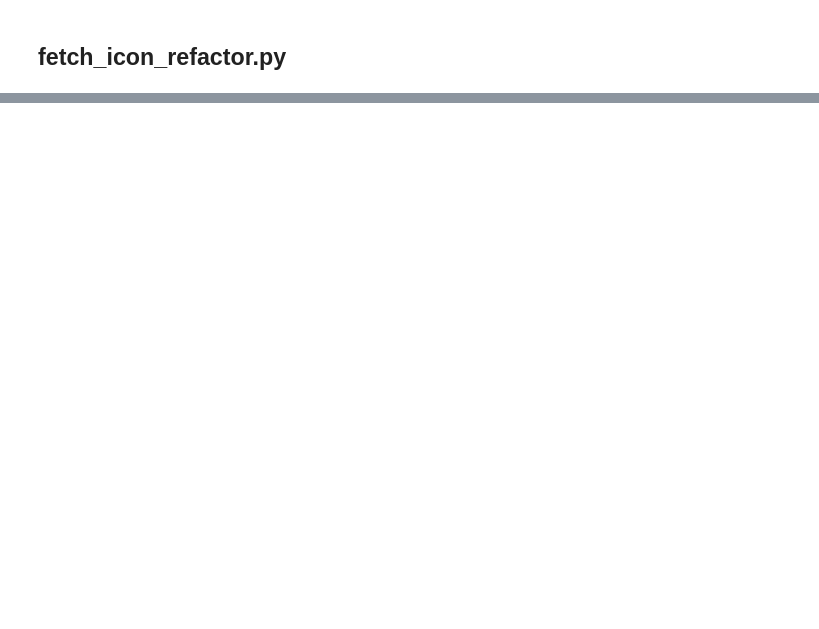
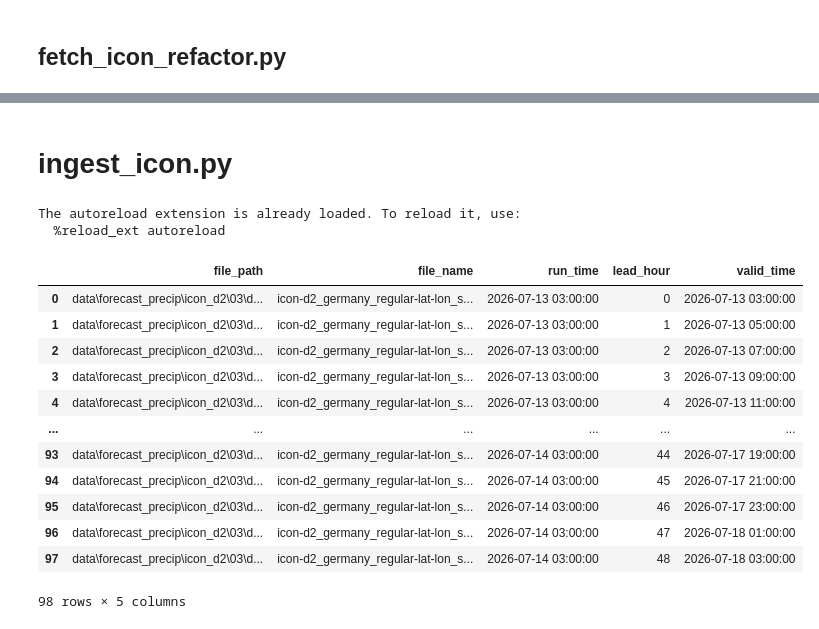
Before and after one commit to danielsehr/pred-Q-ueich, a Jupyter notebook: notebooks/refactor_icon.ipynb, the cells around one changed output, grey strips where cells are left out. Drawn from its saved outputs; the diff is of its cells as text; code cells hidden in the pictures; blank space fills up the shorter version.

```diff
--- a/notebooks/refactor_icon.ipynb
+++ b/notebooks/refactor_icon.ipynb
@@ -50,0 +44,27 @@ download_all_icon_file(icon_files=runs)
+# %% [markdown]
+# ingest_icon.py
+# %%
+%load_ext autoreload
+%autoreload 2
+
+import os
+os.chdir("C:/Users/Administrator/PythonProjects/discharge_queich/")
+
+from dataclasses import dataclass
+from pathlib import Path
+import pandas as pd
+import geopandas as gpd
+
+from discharge_queich.configs import settings
+from discharge_queich.jobs.icon.process_icon import build_precip_timeseries
+
+from sqlalchemy import select, func
+from sqlalchemy.orm import Session
+from discharge_queich.database.db import SessionLocal, engine
+from discharge_queich.database.models import IconPrecipForecastAllruns
+
+catchment_settings = settings.ingestion.catchment
+icon_settings = settings.ingestion.icon
+# %% [output]
+The autoreload extension is already loaded. To reload it, use:
+  %reload_ext autoreload
@@ -50,0 +154,22 @@ download_all_icon_file(icon_files=runs)
+# %%
+decompressed_dir = icon_settings.decompressed_dirs[1]
+
+df_meta = get_local_metadata(input_dir=decompressed_dir)
+latest_ts = get_latest_runtime()
+
+df_filter = filter_icon_files(df=df_meta, timestamp=latest_ts)
+df_filter
+# %% [output]
+|  | file_path | file_name | run_time | lead_hour | valid_time |
+| 0 | data\forecast_precip\icon_d2\03\d... | icon-d2_germany_regular-lat-lon_s... | 2026-07-13 03:00:00 | 0 | 2026-07-13 03:00:00 |
+| 1 | data\forecast_precip\icon_d2\03\d... | icon-d2_germany_regular-lat-lon_s... | 2026-07-13 03:00:00 | 1 | 2026-07-13 05:00:00 |
+| 2 | data\forecast_precip\icon_d2\03\d... | icon-d2_germany_regular-lat-lon_s... | 2026-07-13 03:00:00 | 2 | 2026-07-13 07:00:00 |
+| 3 | data\forecast_precip\icon_d2\03\d... | icon-d2_germany_regular-lat-lon_s... | 2026-07-13 03:00:00 | 3 | 2026-07-13 09:00:00 |
+| 4 | data\forecast_precip\icon_d2\03\d... | icon-d2_germany_regular-lat-lon_s... | 2026-07-13 03:00:00 | 4 | 2026-07-13 11:00:00 |
+| ... | ... | ... | ... | ... | ... |
+| 93 | data\forecast_precip\icon_d2\03\d... | icon-d2_germany_regular-lat-lon_s... | 2026-07-14 03:00:00 | 44 | 2026-07-17 19:00:00 |
+| 94 | data\forecast_precip\icon_d2\03\d... | icon-d2_germany_regular-lat-lon_s... | 2026-07-14 03:00:00 | 45 | 2026-07-17 21:00:00 |
+| 95 | data\forecast_precip\icon_d2\03\d... | icon-d2_germany_regular-lat-lon_s... | 2026-07-14 03:00:00 | 46 | 2026-07-17 23:00:00 |
+| 96 | data\forecast_precip\icon_d2\03\d... | icon-d2_germany_regular-lat-lon_s... | 2026-07-14 03:00:00 | 47 | 2026-07-18 01:00:00 |
+| 97 | data\forecast_precip\icon_d2\03\d... | icon-d2_germany_regular-lat-lon_s... | 2026-07-14 03:00:00 | 48 | 2026-07-18 03:00:00 |
+98 rows × 5 columns
```
Also changed, not shown: parts of 16 cells of this notebook.
